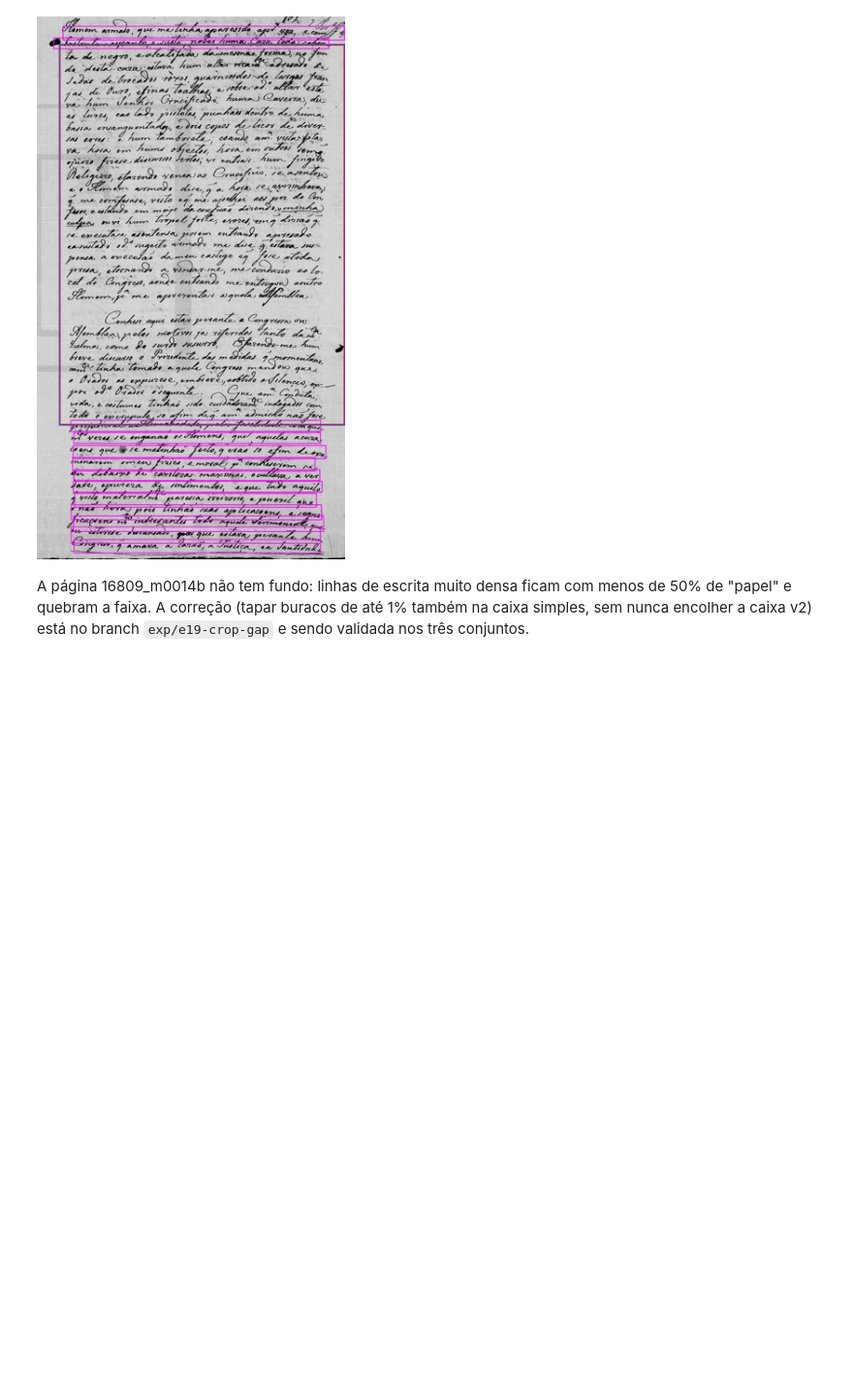
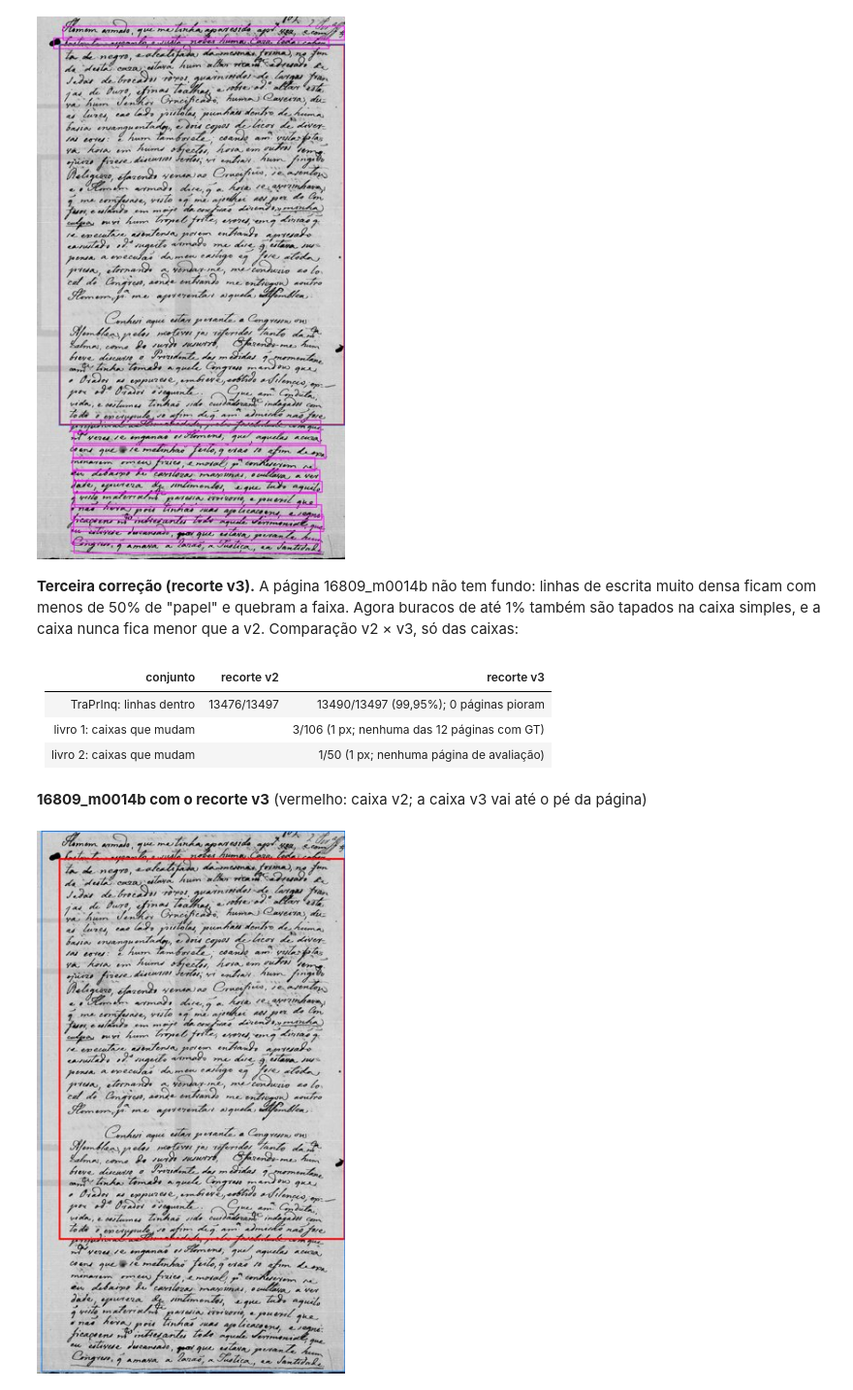
Before and after one commit to DeguShi/OCR-pipeline-historical-data, a Jupyter notebook: notebooks/after_feedback.ipynb, the cells around one changed output. Shown at 97% size. Saved outputs shown, nothing was run; the diff lists cells and outputs as text; code cells hidden in the pictures; blank space fills up the shorter version.

Commit message:
e19: crop v2 through full v6 (book 2: lex 21.47 vs default 22.55, -1.08 [-2.16, -0.03]; book 1 unchanged at 19.94), crop v3 check (TraPrInq 13490/13497), objectives note; notebook and README updated

```diff
--- a/notebooks/after_feedback.ipynb
+++ b/notebooks/after_feedback.ipynb
@@ -518,6 +518,25 @@ for f, title in [('crop2_book2_81.jpg', 'livro 2, foto 81: a rubrica "Souza Fran
 **TraPrInq 16809_m0014b: o caso que o recorte v2 ainda não resolvia (metade de baixo fora)**
 [figure]
 # %% [markdown]
-A página 16809_m0014b não tem fundo: linhas de escrita muito densa ficam com menos de 50% de "papel" e quebram a
-faixa. A correção (tapar buracos de até 1% também na caixa simples, sem nunca encolher a caixa v2) está no branch
-`exp/e19-crop-gap` e sendo validada nos três conjuntos.
+**Terceira correção (recorte v3).** A página 16809_m0014b não tem fundo: linhas de escrita muito densa ficam com
+menos de 50% de "papel" e quebram a faixa. Agora buracos de até 1% também são tapados na caixa simples, e a caixa
+nunca fica menor que a v2. Comparação v2 × v3, só das caixas:
+# %%
+t3 = load('e19/crop3_traprinq.json')
+n3 = sum(r['n_lines'] for r in t3)
+table(['conjunto', 'recorte v2', 'recorte v3'], [
+    ['TraPrInq: linhas dentro', f"{sum(r['inside_old'] for r in t3)}/{n3}",
+     f"{sum(r['inside_new'] for r in t3)}/{n3} ({sum(r['inside_new'] for r in t3) / n3:.2%}); {sum(r['inside_new'] < r['inside_old'] for r in t3)} páginas pioram".replace('.', ',')],
+    ['livro 1: caixas que mudam', '', f"{sum(r['old'] != r['new'] for r in load('e19/crop3_book1.json'))}/106 (1 px; nenhuma das 12 páginas com GT)"],
+    ['livro 2: caixas que mudam', '', f"{sum(r['old'] != r['new'] for r in load('e19/crop3_book2.json'))}/50 (1 px; nenhuma página de avaliação)"],
+])
+display(Markdown('**16809_m0014b com o recorte v3** (vermelho: caixa v2; a caixa v3 vai até o pé da página)'))
+display(Image(filename=str(R / 'e19/figures/crop3_traprinq_16809_m0014b.jpg'), width=420))
+# %% [output]
+| conjunto | recorte v2 | recorte v3 |
+|---|---|---|
+| TraPrInq: linhas dentro | 13476/13497 | 13490/13497 (99,95%); 0 páginas pioram |
+| livro 1: caixas que mudam |  | 3/106 (1 px; nenhuma das 12 páginas com GT) |
+| livro 2: caixas que mudam |  | 1/50 (1 px; nenhuma página de avaliação) |
+**16809_m0014b com o recorte v3** (vermelho: caixa v2; a caixa v3 vai até o pé da página)
+[figure, added]
```
Also changed, not shown: parts of 4 cells of this notebook, 13 other files.
